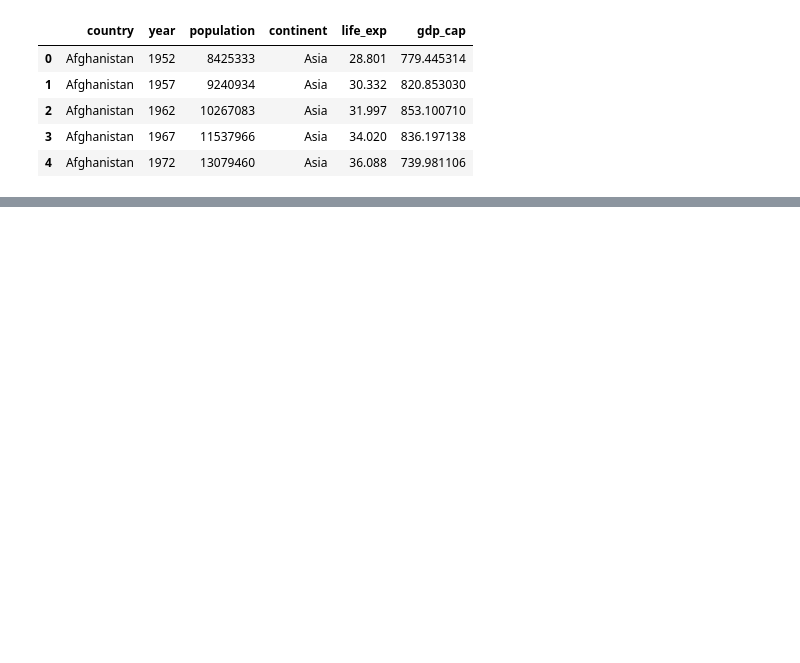
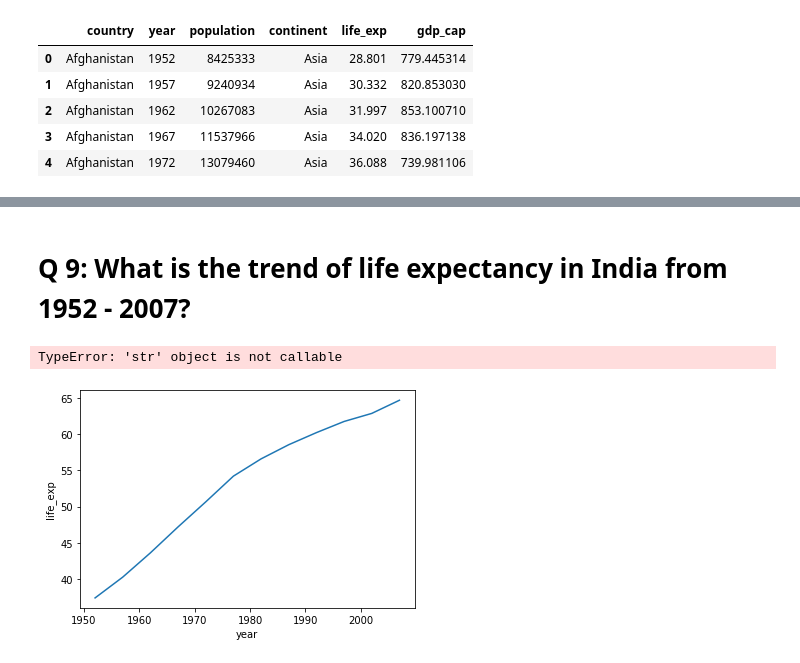
Before and after one commit to Nipun2212/Gapminder_Project, a Jupyter notebook: Gapminder_project.ipynb, the cells around one changed output, grey strips where cells are left out. Cells and saved outputs as stored; diff of their text form; code cells hidden in the pictures; blank space fills up the shorter version.

```diff
--- a/Gapminder_project.ipynb
+++ b/Gapminder_project.ipynb
@@ -171,0 +271,11 @@ sns.scatterplot(x="gdp_cap", y="life_exp", hue='continent', data=df4)
+# %% [markdown]
+# Q 9: What is the trend of life expectancy in India from 1952 - 2007?
+# %%
+df_india=df3[df3['country']=='India']
+sns.lineplot(data=df_india,x='year',y='life_exp')
+plt.xlabel('Year')
+plt.ylabel('Life Expectancy')
+plt.title('Life expectancy in India from 1952 - 2007')
+# %% [output]
+TypeError: 'str' object is not callable
+[figure, added]
```
Also changed, not shown: parts of 58 cells of this notebook.
